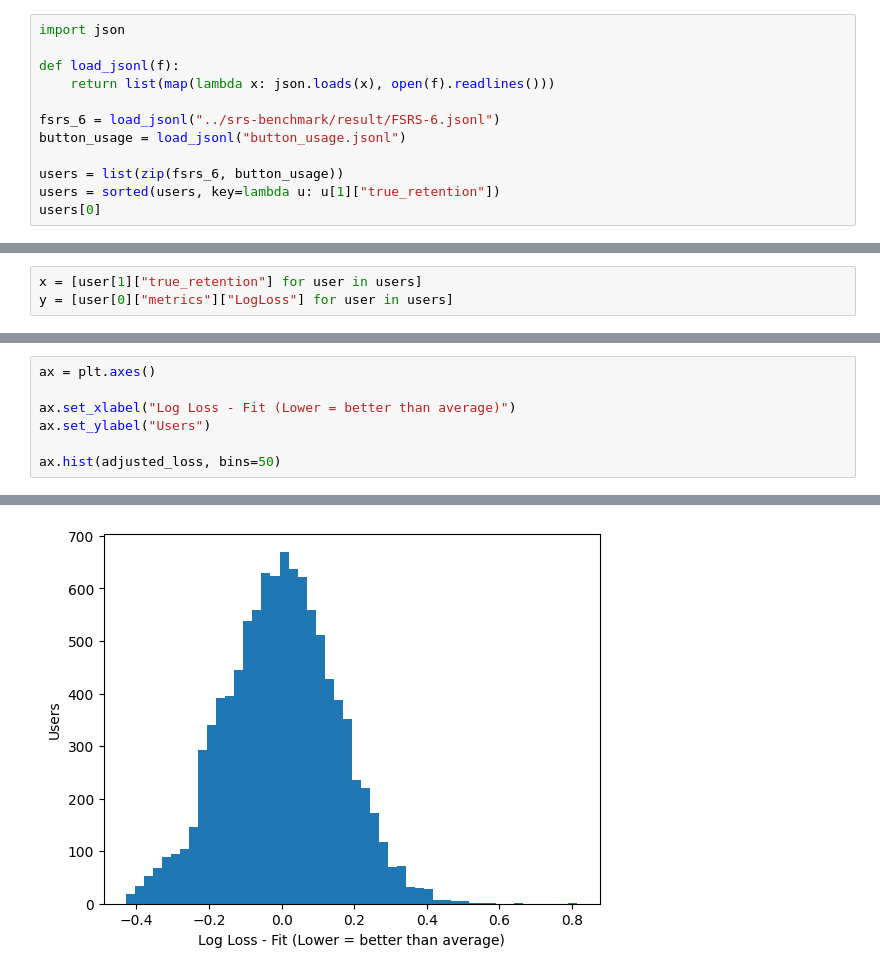
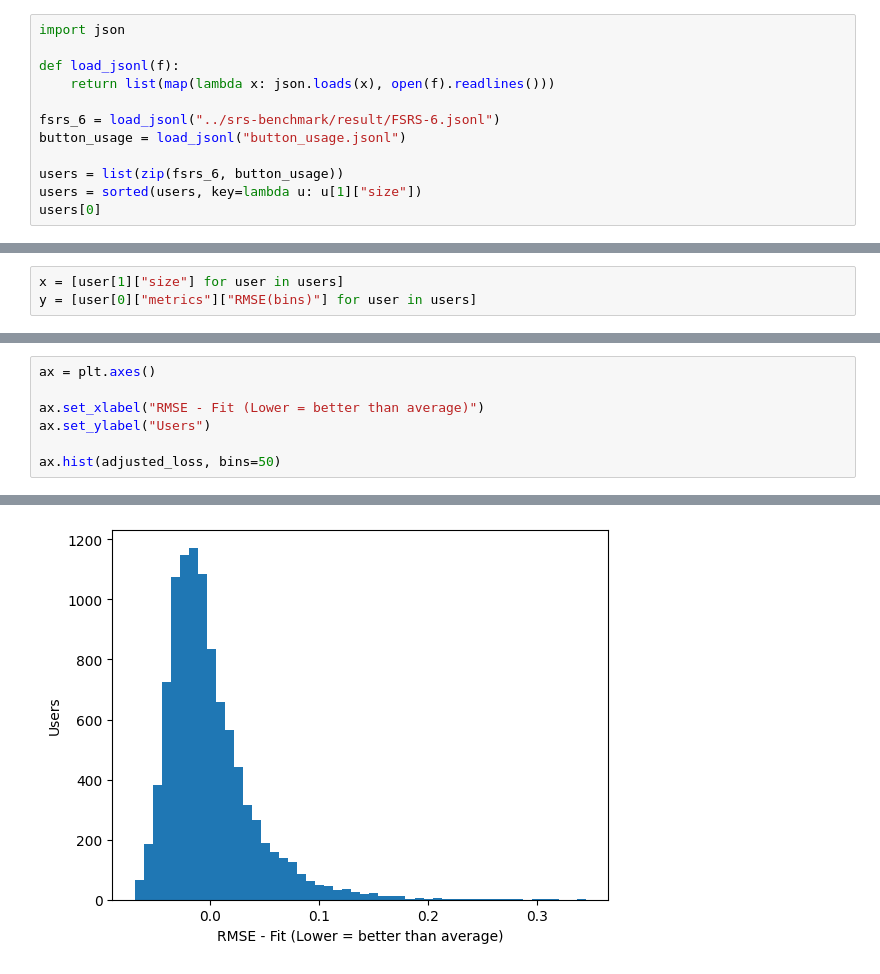
Before and after one commit to open-spaced-repetition/Anki-button-usage, a Jupyter notebook: loss-to-retention.ipynb, the cells around one changed output, grey strips where cells are left out. Cells and saved outputs as stored; diff of their text form.

Commit message:
log loss - size

```diff
--- a/loss-to-retention.ipynb
+++ b/loss-to-retention.ipynb
@@ -8,6 +8,6 @@ fsrs_6 = load_jsonl("../srs-benchmark/result/FSRS-6.jsonl")
 button_usage = load_jsonl("button_usage.jsonl")
 
 users = list(zip(fsrs_6, button_usage))
-users = sorted(users, key=lambda u: u[1]["true_retention"])
+users = sorted(users, key=lambda u: u[1]["size"])
 users[0]
 # %% [output]
@@ -31,4 +31,4 @@ users[0]
 # %%
-x = [user[1]["true_retention"] for user in users]
-y = [user[0]["metrics"]["LogLoss"] for user in users]
+x = [user[1]["size"] for user in users]
+y = [user[0]["metrics"]["RMSE(bins)"] for user in users]
 # %%
@@ -90,7 +92,7 @@ ax.plot(np.arange(100) / 100, -retention_factor(np.arange(100) / 100, 0))
 # %%
 ax = plt.axes()
 
-ax.set_xlabel("Log Loss - Fit (Lower = better than average)")
+ax.set_xlabel("RMSE - Fit (Lower = better than average)")
 ax.set_ylabel("Users")
 
 ax.hist(adjusted_loss, bins=50)
@@ -114,2 +116,2 @@ ax.hist(adjusted_loss, bins=50)
  <BarContainer object of 50 artists>)
-[figure, old version]
+[figure, new version]
```
Also changed, not shown: parts of 5 cells of this notebook.
